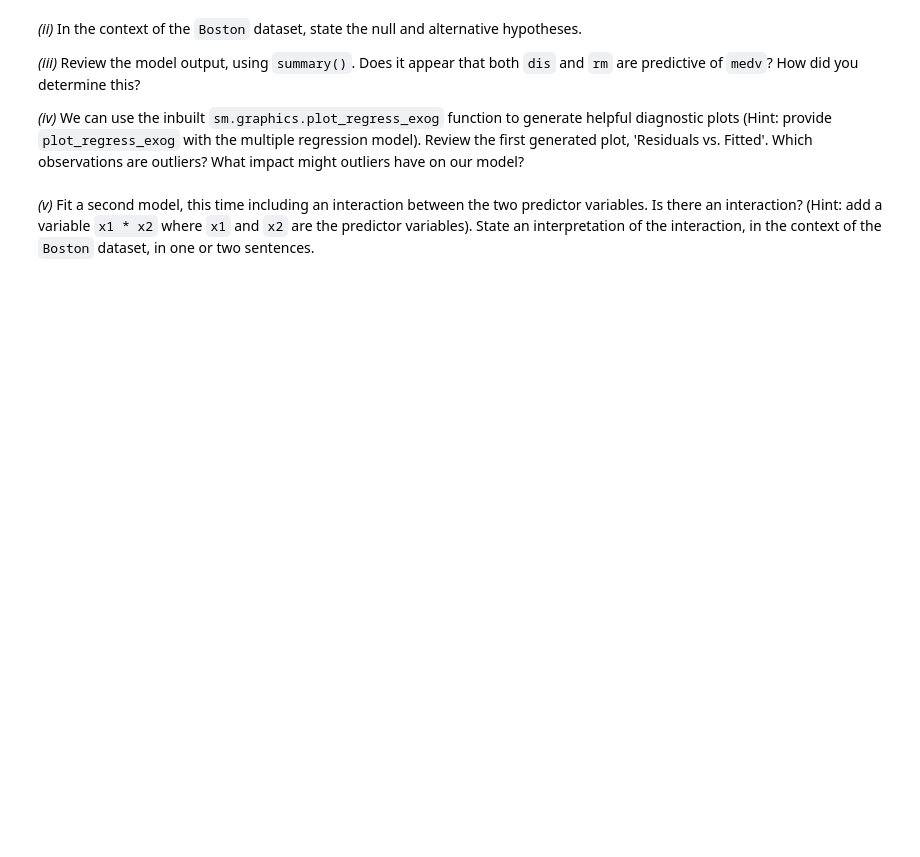
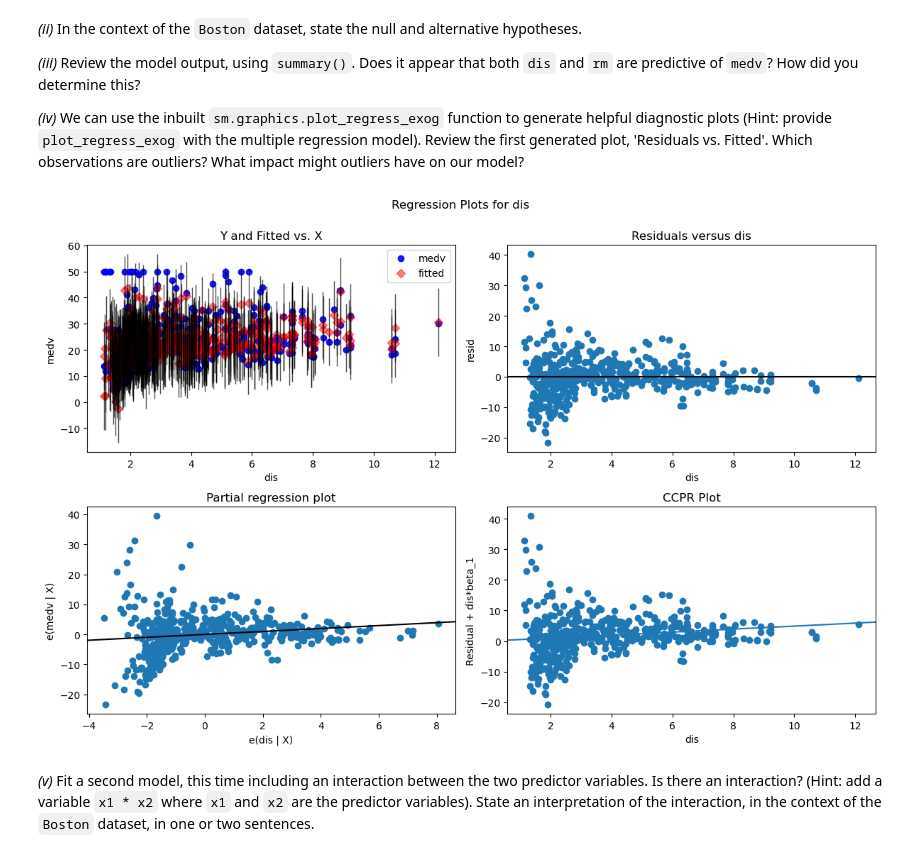
Before and after one commit to Jaay-0/applying_statistical_concepts, a Jupyter notebook: 02_assignments/assignment_1.ipynb, the cells around one changed output. Drawn from its saved outputs; the diff is of its cells as text; code cells hidden in the pictures; blank space fills up the shorter version.

Commit message:
Add completed assignment_1.ipynb for linear regression

```diff
--- a/02_assignments/assignment_1.ipynb
+++ b/02_assignments/assignment_1.ipynb
@@ -166,3 +190,14 @@ We'll continue to use the `Boston` dataset for this question.
 _(i)_ Fit a multiple linear regression, with two predictor variables: $X_1$ is `dis`, and $X_2$ is `rm`. As before, keep `medv` as the response variable Y. (Hint: use the syntax `sm.add_constant` with the appropriate arguments).
 # %%
 # Add your code here
+# Multiple Linear Regression with two predictor variables
+X = Boston [['dis', 'rm']]
+Y = Boston ['medv']
+
+X= sm.add_constant(X)
+
+#multiple linear regression model
+model = sm.OLS(y,X).fit()
+
+summary = model.summary()
+print(summary)
@@ -174,6 +227,39 @@ _(iii)_ Review the model output, using `summary()`. Does it appear that both `di
 _(iv)_ We can use the inbuilt `sm.graphics.plot_regress_exog` function to generate helpful diagnostic plots (Hint: provide `plot_regress_exog` with the multiple regression model). Review the first generated plot, 'Residuals vs. Fitted'. Which observations are outliers? What impact might outliers have on our model?
 # %%
 # Add your code here
+# question (ii)
+    ## Null hypothesis (H0)
+        ## H0:β1 = 0 (the coefficient for 'dis' is equal to zero, 'dis' is not predictive of 'medv')
+        ## H0: β2 = 0 the coefficient for 'rm' is equal to zero; 'rm' is not predictive of 'medv'
+    ## Alternative hypothesis  (H1)
+        ## H1: β1 ≠ 0 (the coefficient for 'dis' is not equal to zero; 'dis is predictive of 'medv')
+        ## H1: β2 ≠ 0 the coefficient for 'rm' is not equal to zero; 'rm' is predictive of 'medv'
+
+# question (iii)
+## DIS:
+## Coefficient 0.488
+## p- value: 0.001
+## t=value: 3.459
+## the p-value for 'dis' is less than 0.05, indicating that it is a statistically significant and predictive of 'medv'
+
+## RM
+## Coefficient: 8.8014
+##p-value: 0.000
+##t-value: 20.780
+## p-value for rm is much less than 0.05, indicating that it is statistically significant and predictive of medv
+
+## question (iv)
+import statsmodels.api as sm
+import matplotlib.pyplot as plt
+
+# Generate the regression diagnostic plots
+fig = plt.figure(figsize=(12, 8))
+sm.graphics.plot_regress_exog(model, 'dis', fig=fig)
+plt.show()
+
+# Outliers skew the model, influence coefficients and affect assumptions of homoscedasticity.
+# %% [output]
+[figure, added]
 # %% [markdown]
 _(v)_ Fit a second model, this time including an interaction between the two predictor variables. Is there an interaction? (Hint: add a variable `x1 * x2` where `x1` and `x2` are the predictor variables). State an interpretation of the interaction, in the context of the `Boston` dataset, in one or two sentences.
 # %%
```
Also changed, not shown: parts of 4 cells of this notebook.
